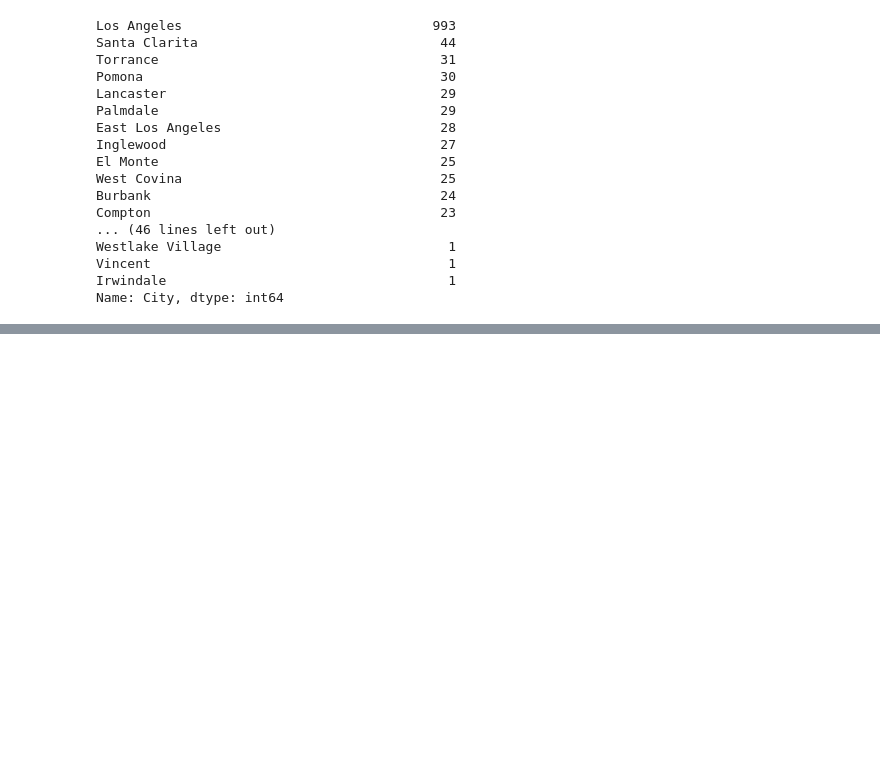
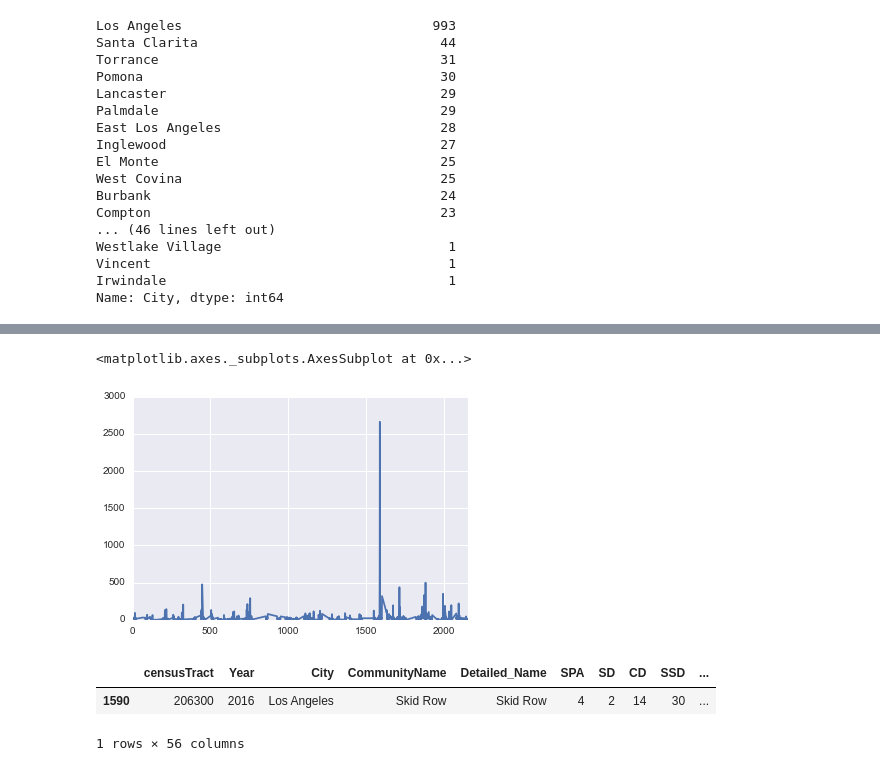
Before and after one commit to isaacmoore/la-homeless-data, a Jupyter notebook: EDA.ipynb, the cells around one changed output, grey strips where cells are left out. Cells and saved outputs as stored; diff of their text form; code cells hidden in the pictures; blank space fills up the shorter version.

```diff
--- a/EDA.ipynb
+++ b/EDA.ipynb
@@ -87,0 +131,4 @@ df.groupby('City').totPeople.count()
+# %%
+la = df[ df['City'] == 'Los Angeles' ]
+print la.shape
+la.head()
@@ -87,0 +144,13 @@ df.groupby('City').totPeople.count()
+# %%
+#
+la.totPeople.plot()
+# %% [output]
+<matplotlib.axes._subplots.AxesSubplot at 0x...>
+[figure, added]
+# %%
+# Finding the outlier
+la[ la['totPeople'] > 2000 ]
+# %% [output]
+|  | censusTract | Year | City | CommunityName | Detailed_Name | SPA | SD | CD | SSD | ... |
+| 1590 | 206300 | 2016 | Los Angeles | Skid Row | Skid Row | 4 | 2 | 14 | 30 | ... |
+1 rows × 56 columns
```
Also changed, not shown: parts of 9 cells of this notebook.
